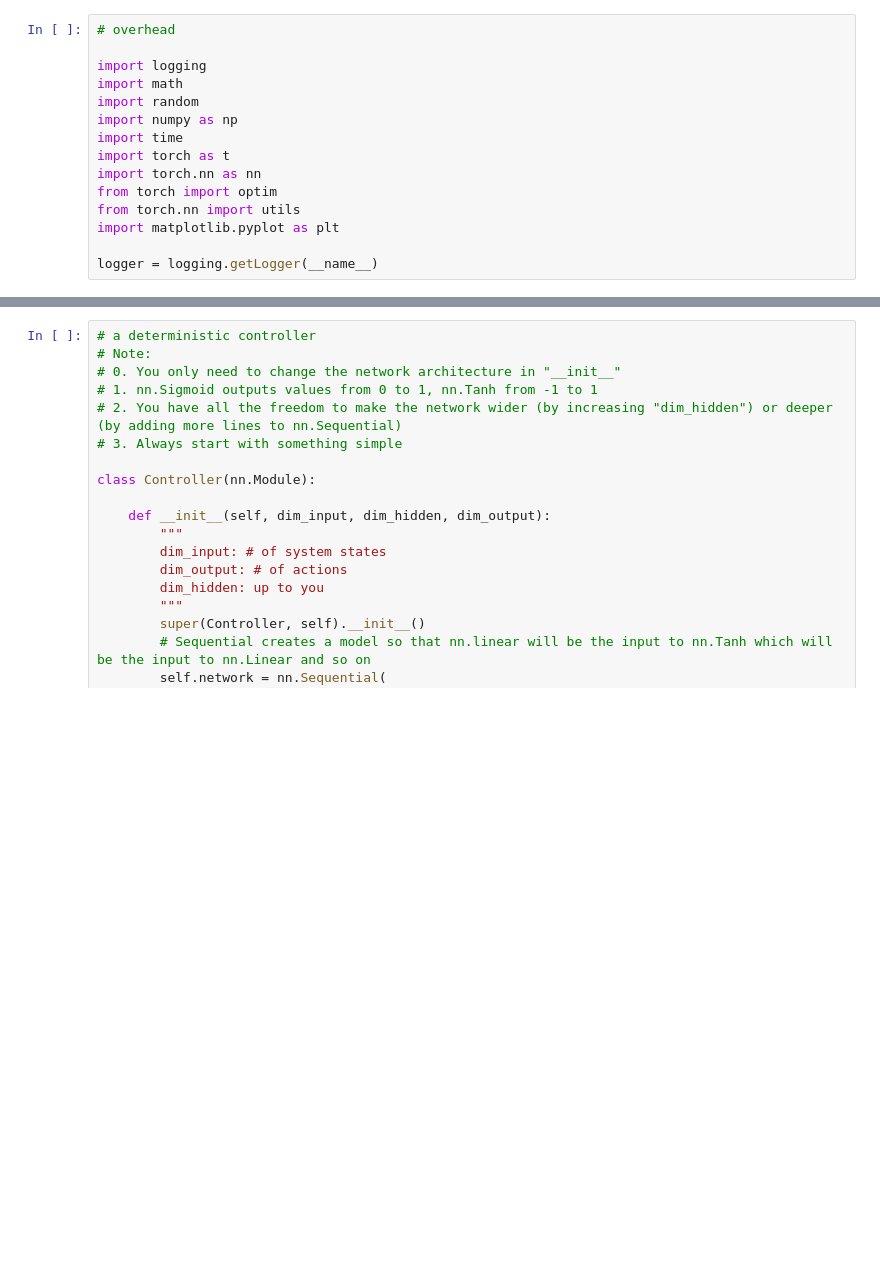
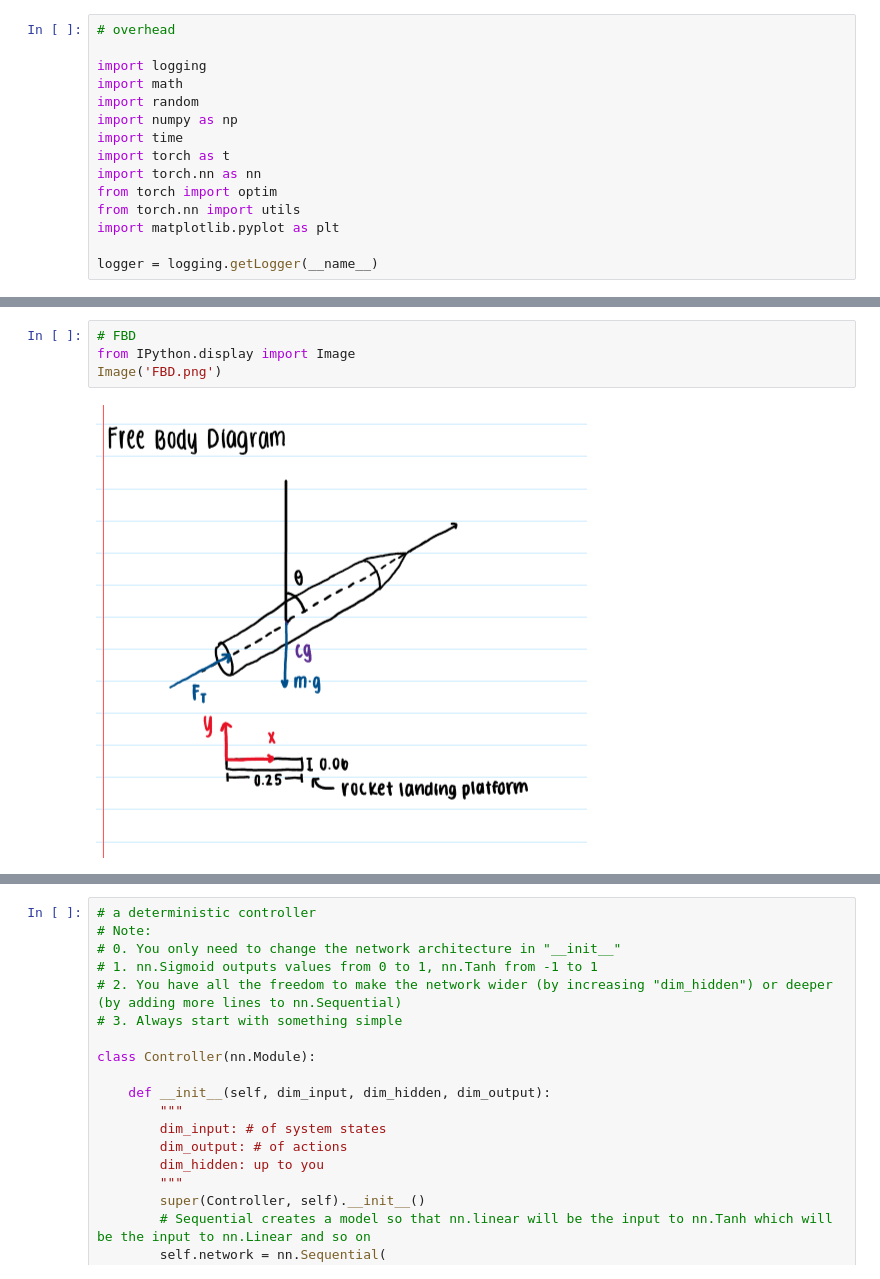
Before and after one commit to kphill1/DesignOptimization2021Fall, a Jupyter notebook: MAE598_Project.ipynb, the cells around one changed output, grey strips where cells are left out. Cells and saved outputs as stored; diff of their text form; blank space fills up the shorter version.

```diff
--- a/MAE598_Project.ipynb
+++ b/MAE598_Project.ipynb
@@ -59,0 +68,6 @@ logger = logging.getLogger(__name__)
+# %%
+# FBD
+from IPython.display import Image
+Image('FBD.png')
+# %% [output]
+[figure, added]
```
Also changed, not shown: parts of 8 cells of this notebook.
